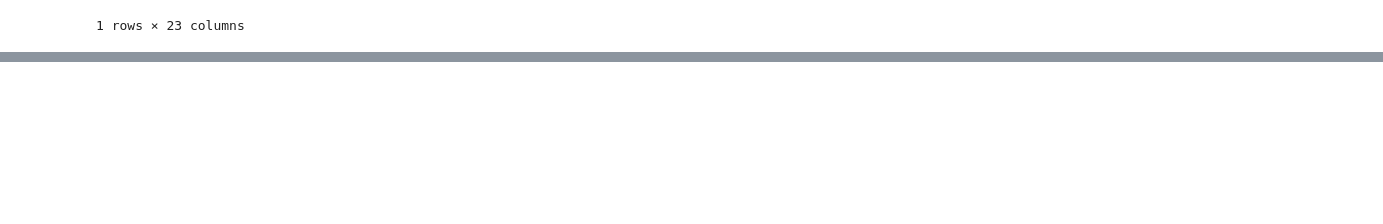
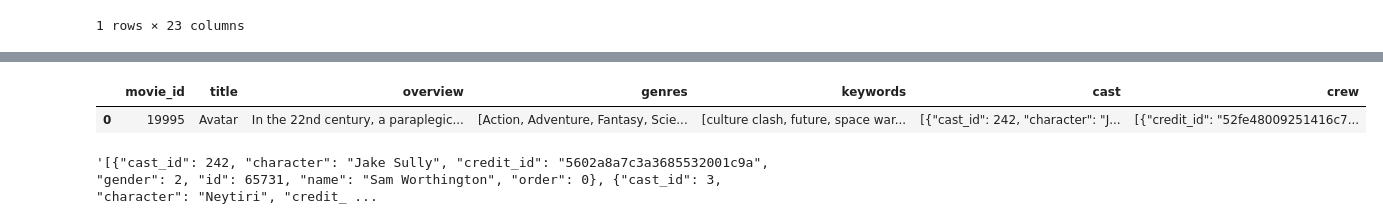
Before and after one commit to Adithya2254/Movie-recommedation, a Jupyter notebook: movie.ipynb, the cells around one changed output, grey strips where cells are left out. Cells and saved outputs as stored; diff of their text form; code cells hidden in the pictures; blank space fills up the shorter version.

```diff
--- a/movie.ipynb
+++ b/movie.ipynb
@@ -75,0 +99,7 @@ movies1.head()
+# %%
+import ast
+def convert(obj):
+    L = []
+    for i in ast.literal_eval(obj):
+        L.append(i['name'])
+    return L
@@ -75,0 +120,11 @@ movies1.head()
+# %%
+movies1['keywords']=movies1['keywords'].apply(convert)
+# %%
+movies1.head(1)
+# %% [output]
+|  | movie_id | title | overview | genres | keywords | cast | crew |
+| 0 | 19995 | Avatar | In the 22nd century, a paraplegic... | [Action, Adventure, Fantasy, Scie... | [culture clash, future, space war... | [{"cast_id": 242, "character": "J... | [{"credit_id": "52fe48009251416c7... |
+# %%
+movies1['cast'][0]
+# %% [output]
+'[{"cast_id": 242, "character": "Jake Sully", "credit_id": "5602a8a7c3a3685532001c9a", "gender": 2, "id": 65731, "name": "Sam Worthington", "order": 0}, {"cast_id": 3, "character": "Neytiri", "credit_ ...
```
Also changed, not shown: parts of 17 cells of this notebook.
